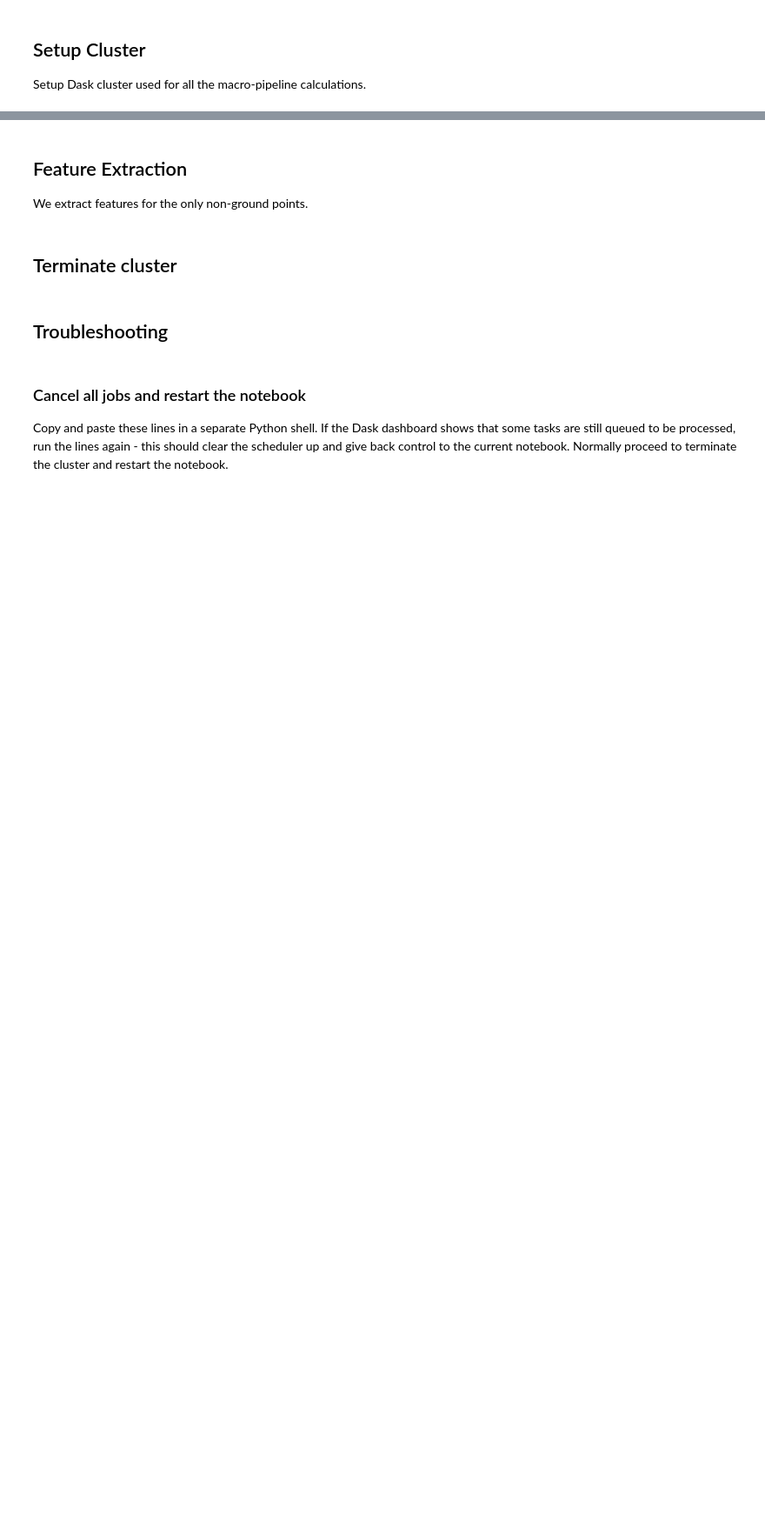
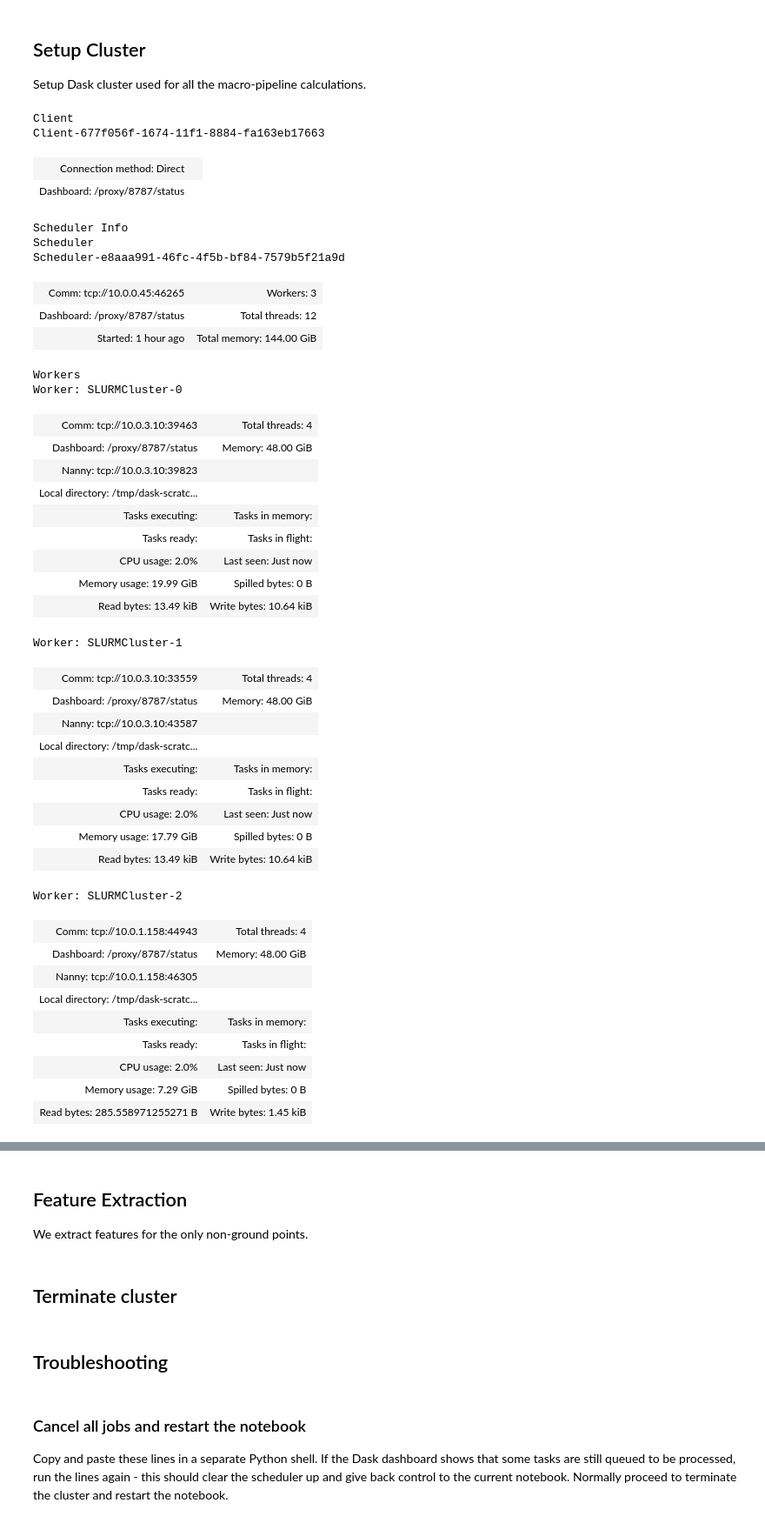
Before and after one commit to ShiYifang/AHN4_on_Spider, a Jupyter notebook: Scripts/Notebooks/3_Feature_extraction_veg.ipynb, the cells around one changed output, grey strips where cells are left out. Shown at 87% size. Drawn from its saved outputs; the diff is of its cells as text; code cells hidden in the pictures; blank space fills up the shorter version.

```diff
--- a/Scripts/Notebooks/3_Feature_extraction_veg.ipynb
+++ b/Scripts/Notebooks/3_Feature_extraction_veg.ipynb
@@ -47,5 +52,47 @@ Setup Dask cluster used for all the macro-pipeline calculations.
 # %%
 from dask.distributed import Client
 
-client = Client("tcp://10.0.1.12:43843")
+client = Client("tcp://10.0.0.45:46265")
 client
+# %% [output]
+Client
+Client-677f056f-1674-11f1-8884-fa163eb17663
+| Connection method: Direct |  |
+| Dashboard: /proxy/8787/status |  |
+Scheduler Info
+Scheduler
+Scheduler-e8aaa991-46fc-4f5b-bf84-7579b5f21a9d
+| Comm: tcp://10.0.0.45:46265 | Workers: 3 |
+| Dashboard: /proxy/8787/status | Total threads: 12 |
+| Started: 1 hour ago | Total memory: 144.00 GiB |
+Workers
+Worker: SLURMCluster-0
+| Comm: tcp://10.0.3.10:39463 | Total threads: 4 |
+| Dashboard: /proxy/8787/status | Memory: 48.00 GiB |
+| Nanny: tcp://10.0.3.10:39823 |  |
+| Local directory: /tmp/dask-scratc... |  |
+| Tasks executing: | Tasks in memory: |
+| Tasks ready: | Tasks in flight: |
+| CPU usage: 2.0% | Last seen: Just now |
+| Memory usage: 19.99 GiB | Spilled bytes: 0 B |
+| Read bytes: 13.49 kiB | Write bytes: 10.64 kiB |
+Worker: SLURMCluster-1
+| Comm: tcp://10.0.3.10:33559 | Total threads: 4 |
+| Dashboard: /proxy/8787/status | Memory: 48.00 GiB |
+| Nanny: tcp://10.0.3.10:43587 |  |
+| Local directory: /tmp/dask-scratc... |  |
+| Tasks executing: | Tasks in memory: |
+| Tasks ready: | Tasks in flight: |
+| CPU usage: 2.0% | Last seen: Just now |
+| Memory usage: 17.79 GiB | Spilled bytes: 0 B |
+| Read bytes: 13.49 kiB | Write bytes: 10.64 kiB |
+Worker: SLURMCluster-2
+| Comm: tcp://10.0.1.158:44943 | Total threads: 4 |
+| Dashboard: /proxy/8787/status | Memory: 48.00 GiB |
+| Nanny: tcp://10.0.1.158:46305 |  |
+| Local directory: /tmp/dask-scratc... |  |
+| Tasks executing: | Tasks in memory: |
+| Tasks ready: | Tasks in flight: |
+| CPU usage: 2.0% | Last seen: Just now |
+| Memory usage: 7.29 GiB | Spilled bytes: 0 B |
+| Read bytes: 285.558971255271 B | Write bytes: 1.45 kiB |
```
Also changed, not shown: parts of 11 cells of this notebook, 4 other files.
